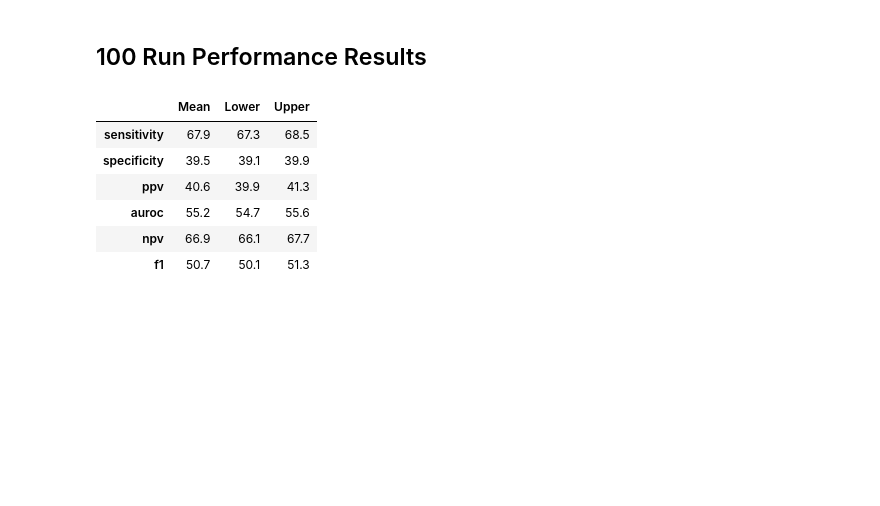
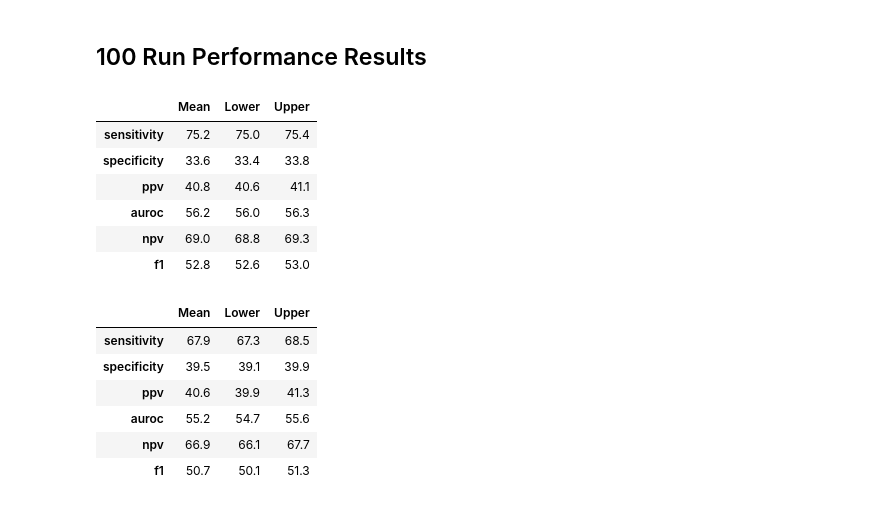
Before and after one commit to sudarshan85/imminent-adm-mimic, a Jupyter notebook: analysis/result_analysis.ipynb, the cells around one changed output. Drawn from its saved outputs; the diff is of its cells as text; code cells hidden in the pictures; blank space fills up the shorter version.

```diff
--- a/analysis/result_analysis.ipynb
+++ b/analysis/result_analysis.ipynb
@@ -50,7 +50,7 @@ vars(args)
 # %% [markdown]
 ## 100 Run Performance Results
 # %%
-models = ['lr', 'rf', 'gbm']
+models = ['lr', 'rf', 'gbm', 'mlp']
 
 ia_bams = {}
 ps_bams = {}
@@ -81,6 +81,16 @@ for key in ia_bams.keys():
 
 ia_metrics = pd.DataFrame(ia_metrics, index=['sensitivity', 'specificity', 'ppv', 'auroc', 'npv', 'f1'])
 ps_metrics = pd.DataFrame(ps_metrics, index=['sensitivity', 'specificity', 'ppv', 'auroc', 'npv', 'f1'])
+# %%
+ps_bams['mlp'].get_avg_metrics(conf=0.5)
+# %% [output]
+|  | Mean | Lower | Upper |
+| sensitivity | 75.2 | 75.0 | 75.4 |
+| specificity | 33.6 | 33.4 | 33.8 |
+| ppv | 40.8 | 40.6 | 41.1 |
+| auroc | 56.2 | 56.0 | 56.3 |
+| npv | 69.0 | 68.8 | 69.3 |
+| f1 | 52.8 | 52.6 | 53.0 |
 # %%
 ps_bams['gbm'].get_avg_metrics(conf=0.95)
 # %% [output]
```
Also changed, not shown: parts of 7 cells of this notebook, 3 other files.
